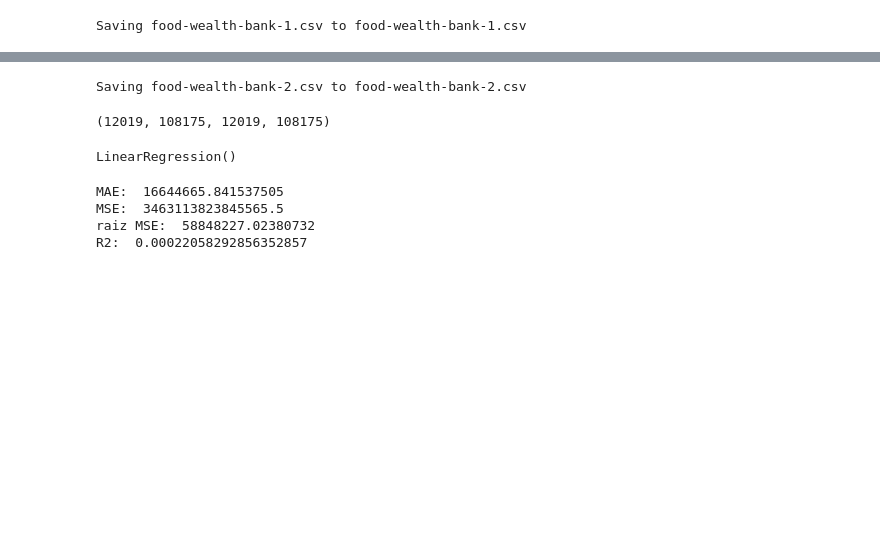
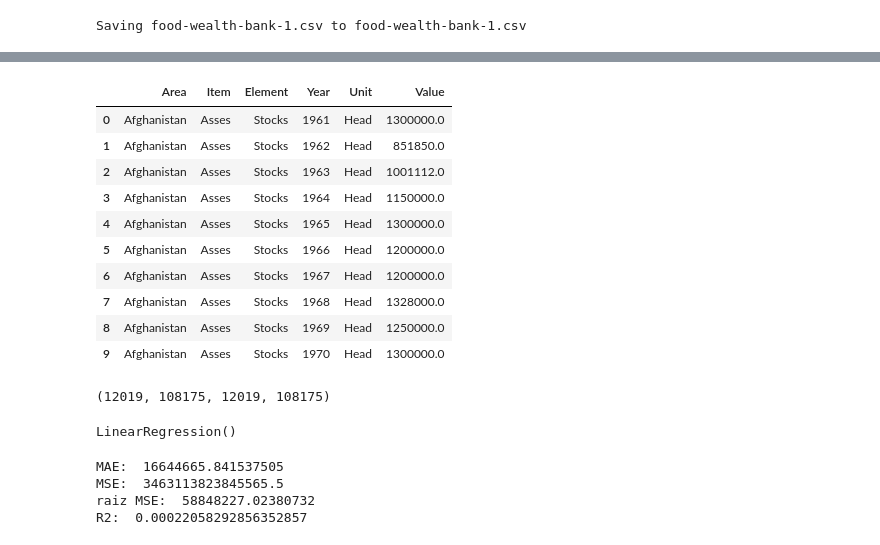
Before and after one commit to mariana-santos/RaizesSolidarias, a Jupyter notebook: AIC/GS2.ipynb, the cells around one changed output, grey strips where cells are left out. Saved outputs shown, nothing was run; the diff lists cells and outputs as text; code cells hidden in the pictures; blank space fills up the shorter version.

```diff
--- a/AIC/GS2.ipynb
+++ b/AIC/GS2.ipynb
@@ -253,6 +253,7 @@ uploaded = files.upload()
 [interactive output not drawn]
 Saving food-wealth-bank-1.csv to food-wealth-bank-1.csv
 # %%
-#upload do segundo csv
-uploaded = files.upload()
+dados_prod_colheita = pd.read_csv("food-wealth-bank-1.csv", sep=',', encoding='latin-1')
+
+dados_prod_colheita.head(10)
 # %% [output]
@@ -260,2 +260,12 @@ uploaded = files.upload()
-Saving food-wealth-bank-2.csv to food-wealth-bank-2.csv
+|  | Area | Item | Element | Year | Unit | Value |
+| 0 | Afghanistan | Asses | Stocks | 1961 | Head | 1300000.0 |
+| 1 | Afghanistan | Asses | Stocks | 1962 | Head | 851850.0 |
+| 2 | Afghanistan | Asses | Stocks | 1963 | Head | 1001112.0 |
+| 3 | Afghanistan | Asses | Stocks | 1964 | Head | 1150000.0 |
+| 4 | Afghanistan | Asses | Stocks | 1965 | Head | 1300000.0 |
+| 5 | Afghanistan | Asses | Stocks | 1966 | Head | 1200000.0 |
+| 6 | Afghanistan | Asses | Stocks | 1967 | Head | 1200000.0 |
+| 7 | Afghanistan | Asses | Stocks | 1968 | Head | 1328000.0 |
+| 8 | Afghanistan | Asses | Stocks | 1969 | Head | 1250000.0 |
+| 9 | Afghanistan | Asses | Stocks | 1970 | Head | 1300000.0 |
 # %%
```
Also changed, not shown: parts of 26 cells of this notebook.
